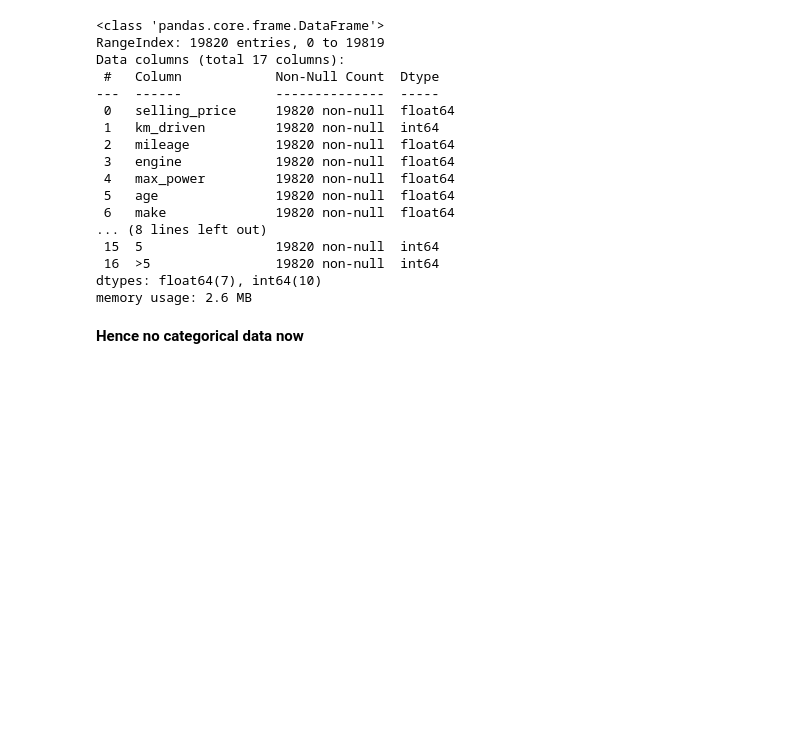
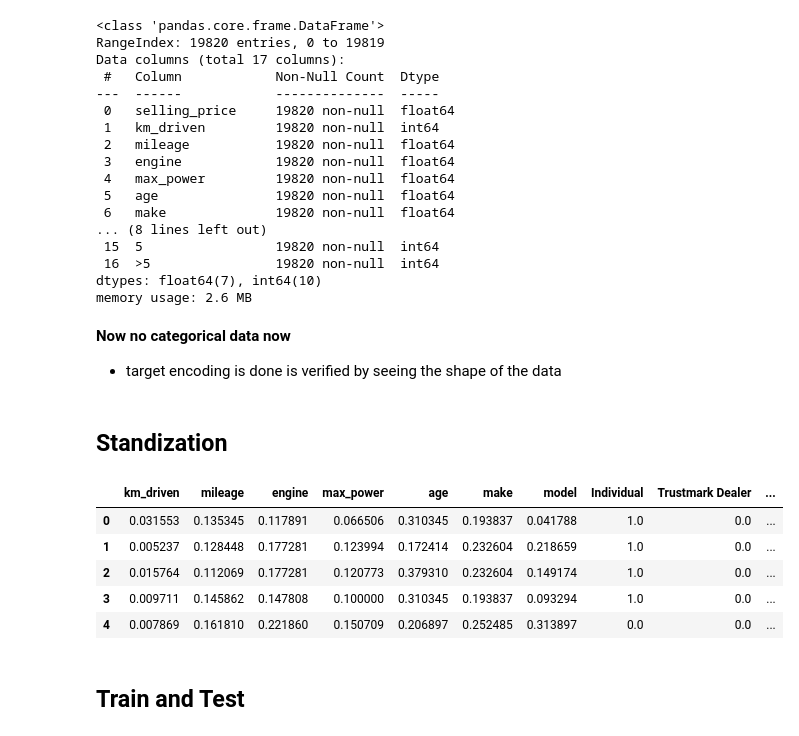
Before and after one commit to UpendraSinghRathore85/ML-Projects-Python, a Jupyter notebook: LinearRegression/LinearRegression_01.ipynb, the cells around one changed output. Drawn from its saved outputs; the diff is of its cells as text; code cells hidden in the pictures; blank space fills up the shorter version.

```diff
--- a/LinearRegression/LinearRegression_01.ipynb
+++ b/LinearRegression/LinearRegression_01.ipynb
@@ -163,5 +163,8 @@ Data columns (total 17 columns):
  16  >5                19820 non-null  int64
 dtypes: float64(7), int64(10)
 memory usage: 2.6 MB
-# %% [markdown]
-**Hence no categorical data now**
+# %% [markdown]
+**Now no categorical data now**
+- target encoding is done is verified by seeing the shape of the data
+# %% [markdown]
+## Standization
@@ -167,0 +173,15 @@ memory usage: 2.6 MB
+# %%
+scalar = MinMaxScaler()
+# %%
+# target variable is not scaled.
+df_scaled = pd.DataFrame(scalar.fit_transform(df.drop(columns=["selling_price"])), columns=df.columns[1:])
+df_scaled.head()
+# %% [output]
+|  | km_driven | mileage | engine | max_power | age | make | model | Individual | Trustmark Dealer | ... |
+| 0 | 0.031553 | 0.135345 | 0.117891 | 0.066506 | 0.310345 | 0.193837 | 0.041788 | 1.0 | 0.0 | ... |
+| 1 | 0.005237 | 0.128448 | 0.177281 | 0.123994 | 0.172414 | 0.232604 | 0.218659 | 1.0 | 0.0 | ... |
+| 2 | 0.015764 | 0.112069 | 0.177281 | 0.120773 | 0.379310 | 0.232604 | 0.149174 | 1.0 | 0.0 | ... |
+| 3 | 0.009711 | 0.145862 | 0.147808 | 0.100000 | 0.310345 | 0.193837 | 0.093294 | 1.0 | 0.0 | ... |
+| 4 | 0.007869 | 0.161810 | 0.221860 | 0.150709 | 0.206897 | 0.252485 | 0.313897 | 0.0 | 0.0 | ... |
+# %% [markdown]
+## Train and Test
```
Also changed, not shown: parts of 1 cell of this notebook, 2 other files.
